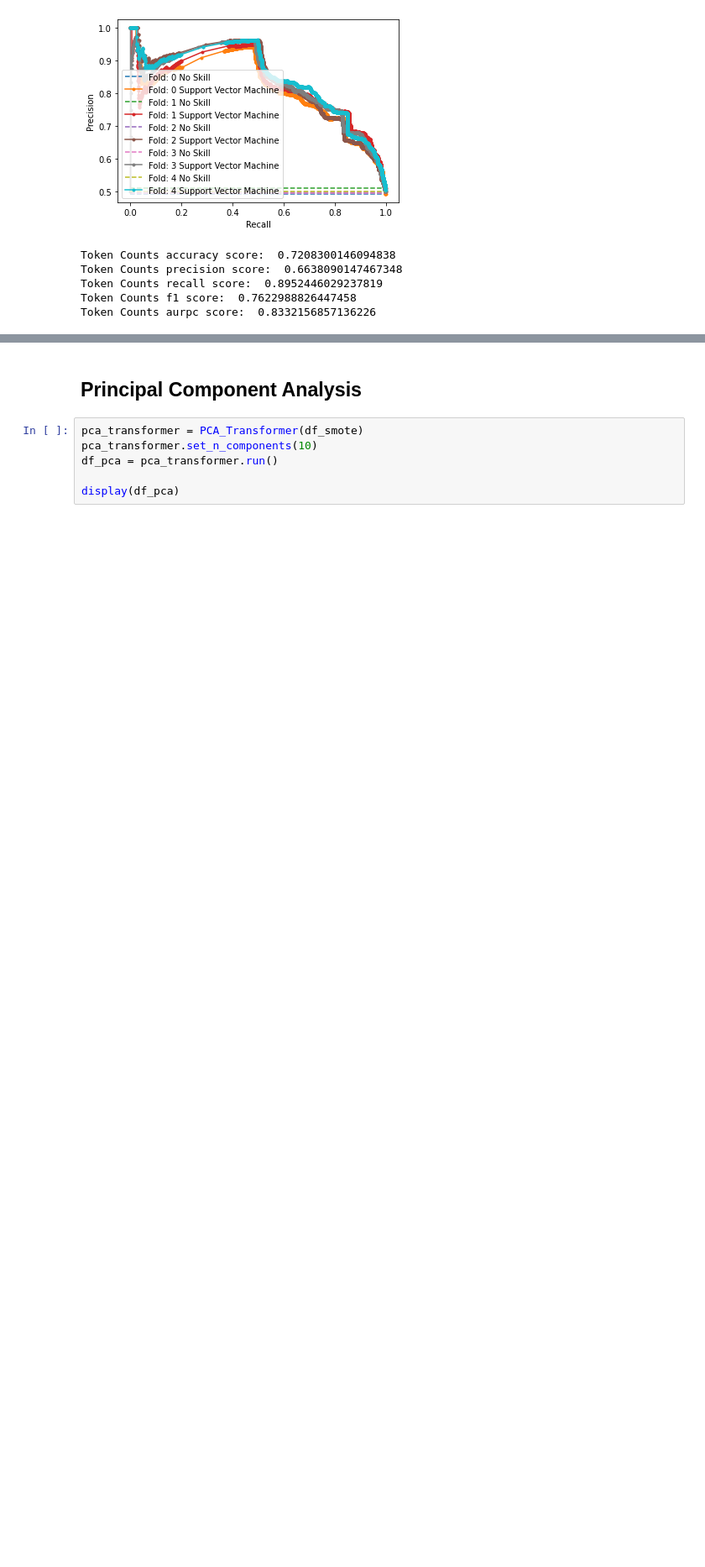
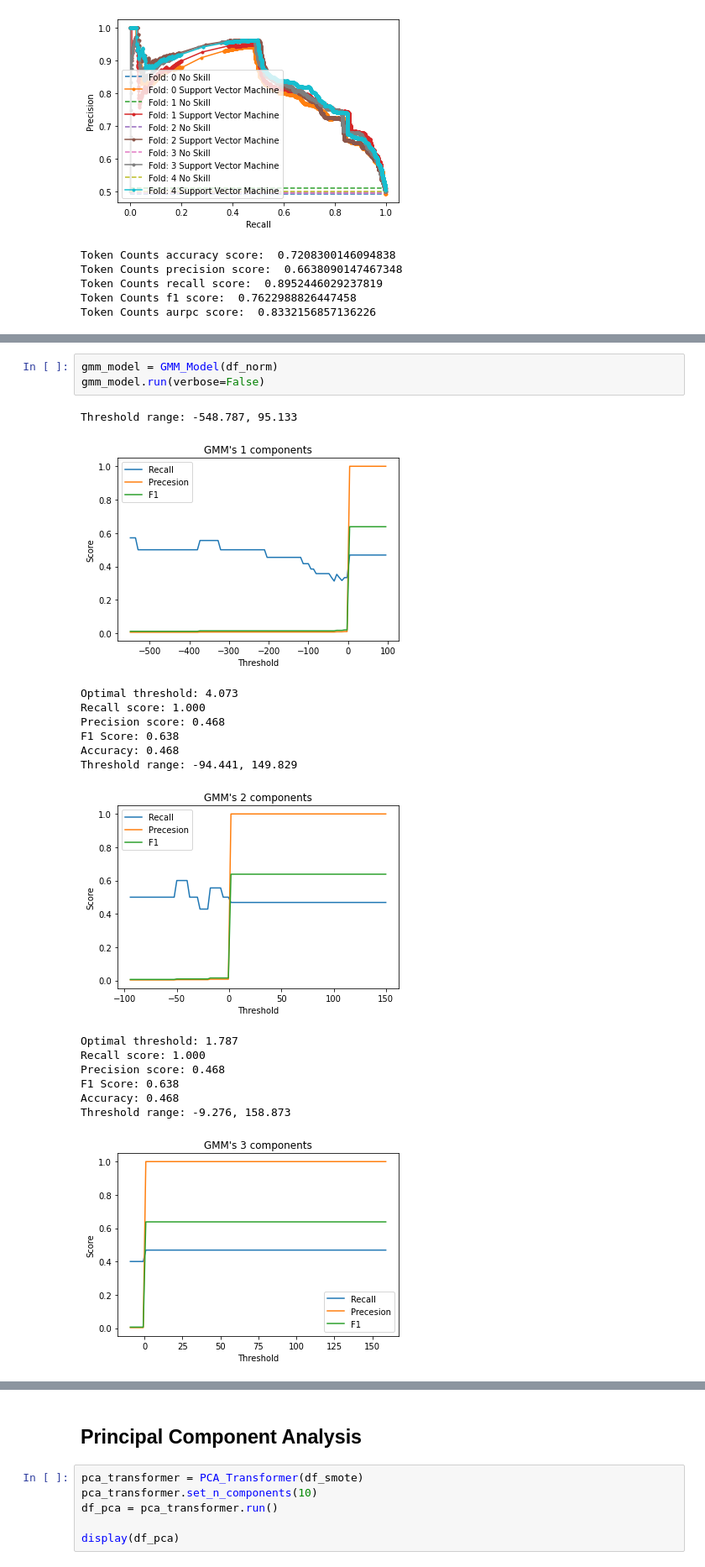
Before and after one commit to kennylee9672/EthereumFraudDetection, a Jupyter notebook: EthereumFraudModeling.ipynb, the cells around one changed output, grey strips where cells are left out. Shown at 84% size. Drawn from its saved outputs; the diff is of its cells as text; blank space fills up the shorter version.

```diff
--- a/EthereumFraudModeling.ipynb
+++ b/EthereumFraudModeling.ipynb
@@ -371,0 +467,20 @@ Token Counts aurpc score:  0.8332156857136226
+# %%
+gmm_model = GMM_Model(df_norm)
+gmm_model.run(verbose=False)
+# %% [output]
+Threshold range: -548.787, 95.133
+[figure, added]
+Optimal threshold: 4.073
+Recall score: 1.000
+Precision score: 0.468
+F1 Score: 0.638
+Accuracy: 0.468
+Threshold range: -94.441, 149.829
+[figure, added]
+Optimal threshold: 1.787
+Recall score: 1.000
+Precision score: 0.468
+F1 Score: 0.638
+Accuracy: 0.468
+Threshold range: -9.276, 158.873
+[figure, added]
```
Also changed, not shown: parts of 32 cells of this notebook, 3 other files.
